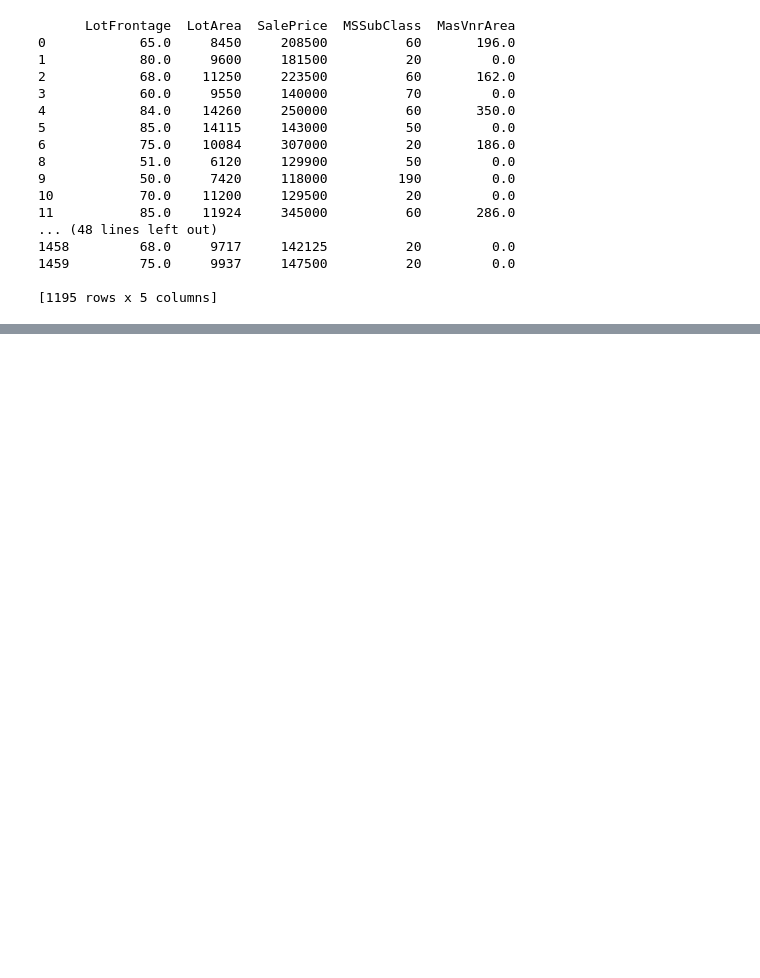
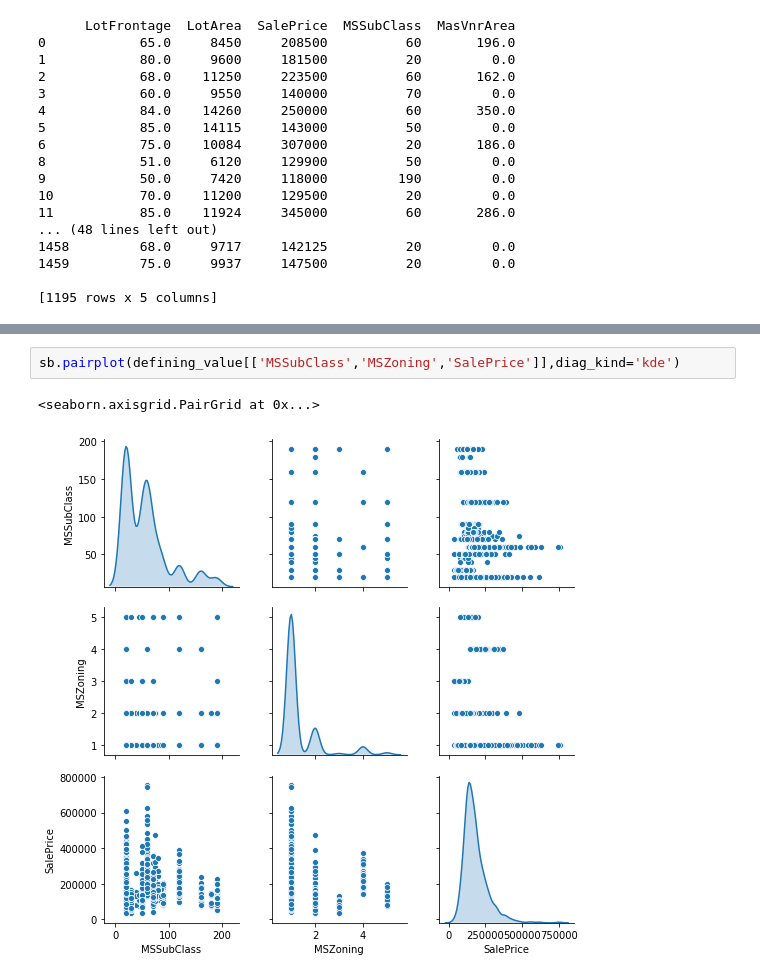
Before and after one commit to galihsatriawan/House-Price-Regression, a Jupyter notebook: PreProcessing.ipynb, the cells around one changed output, grey strips where cells are left out. Saved outputs shown, nothing was run; the diff lists cells and outputs as text; blank space fills up the shorter version.

```diff
--- a/PreProcessing.ipynb
+++ b/PreProcessing.ipynb
@@ -115 +124,6 @@ print(sub)
+# %%
+sb.pairplot(defining_value[['MSSubClass','MSZoning','SalePrice']],diag_kind='kde')
+# %% [output]
+<seaborn.axisgrid.PairGrid at 0x...>
+[figure, added]
 # %%
```
Also changed, not shown: parts of 22 cells of this notebook, 3 other files.
